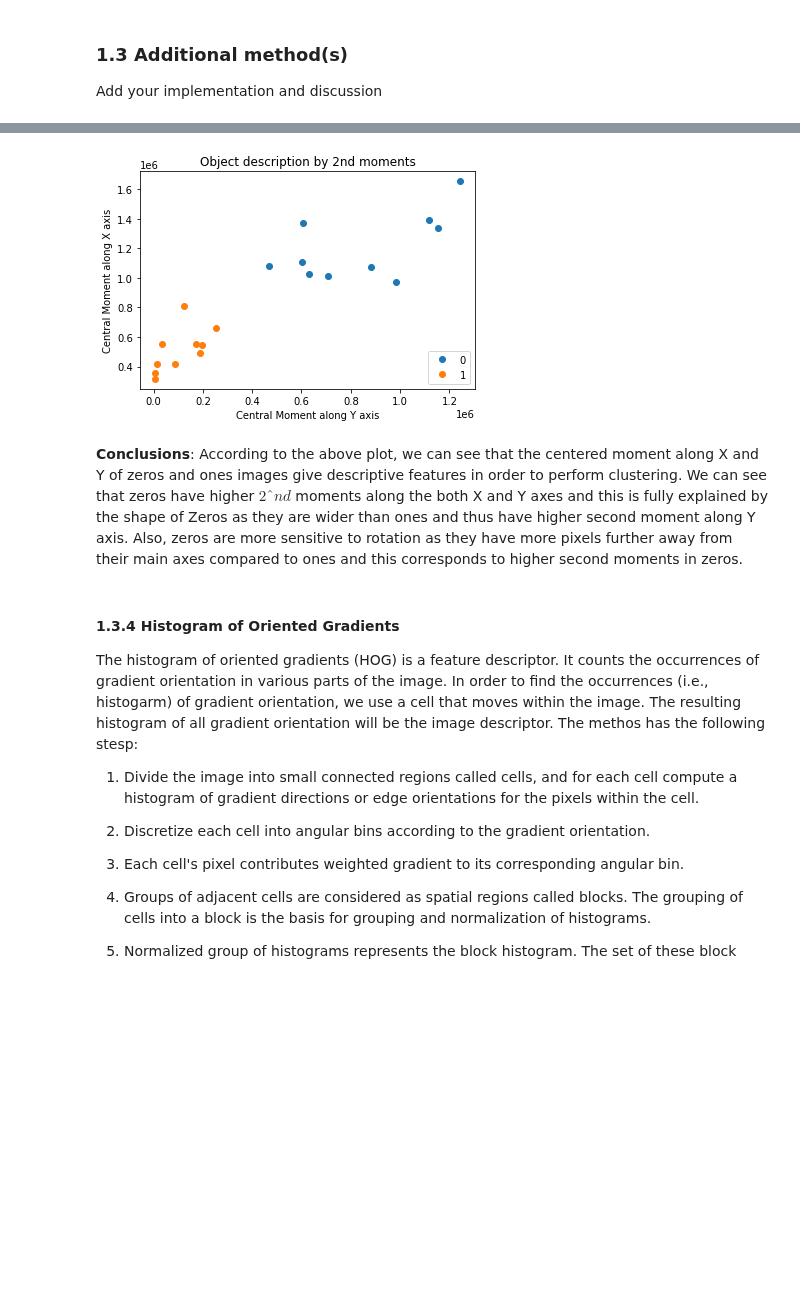
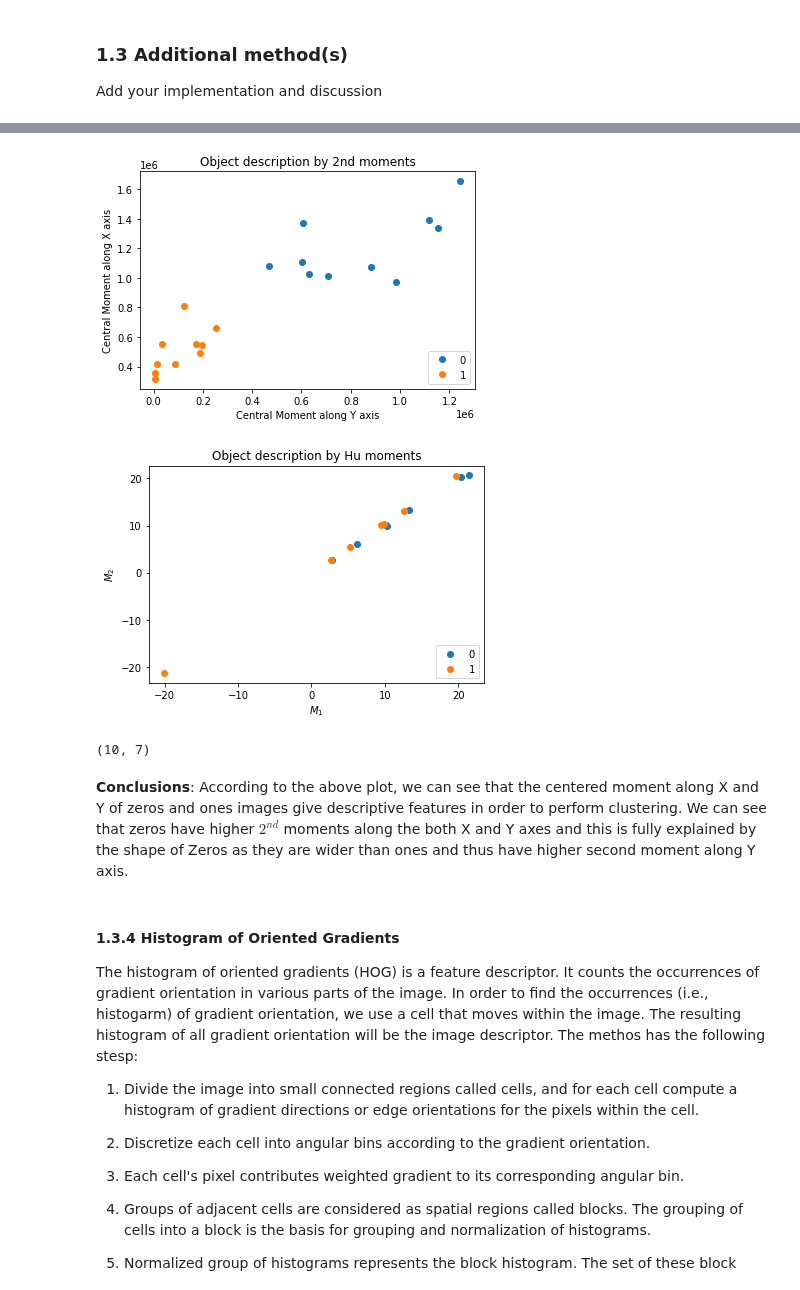
Before and after one commit to dhruti96shah/iapr-2020, a Jupyter notebook: labs/lab_02_object_description_zahra.ipynb, the cells around one changed output, grey strips where cells are left out. Cells and saved outputs as stored; diff of their text form; code cells hidden in the pictures; blank space fills up the shorter version.

Commit message:
add Hu moments and same code for 2 and 3

```diff
--- a/labs/lab_02_object_description_zahra.ipynb
+++ b/labs/lab_02_object_description_zahra.ipynb
@@ -115,24 +127,44 @@ def compute_moments(images):
 # %%
 # Compute the 2nd order centerd moments for zeros
-moments_vec_zeros = compute_moments(zeros_im)
+centered_moments_vec_zeros, M_zeros = compute_moments(zeros_im)
+M_zeros_ = np.reshape(M_zeros,(10,7))
 
 # Compute the 2nd order centerd moments for ones
-moments_vec_ones = compute_moments(ones_im)
+centered_moments_vec_ones, M_ones = compute_moments(ones_im)
+M_ones_ = np.reshape(M_ones,(10,7))
 
-# Plot the resutls
-zeros = plt.plot(moments_vec_zeros[0],moments_vec_zeros[1],"o",label="0")
-ones  = plt.plot(moments_vec_ones [0],moments_vec_ones [1],"o",label="1")
+# Plot the centeres moments resutls
+zeros_c = plt.plot(centered_moments_vec_zeros[0],centered_moments_vec_zeros[1],"o",label="0")
+ones_c  = plt.plot(centered_moments_vec_ones [0],centered_moments_vec_ones [1],"o",label="1")
 
 plt.xlabel('Central Moment along Y axis')
 plt.ylabel('Central Moment along X axis')
 plt.title('Object description by 2nd moments')
 plt.legend(loc=4)
 
 plt.show()
+
+# Plot the Hu moments resutls
+zeros_hu = plt.plot(M_zeros_[0],M_zeros_[1],"o",label="0")
+ones_hu  = plt.plot(M_ones_[0],M_ones_[1],"o",label="1")
+
+plt.xlabel('$M_{1}$')
+plt.ylabel('$M_{2}$')
+plt.title('Object description by Hu moments')
+plt.legend(loc=4)
+
+plt.show()
 # %% [output]
 [figure]
+[figure, added]
+# %%
+np.shape(zeros_im)
+M_zeros_ = np.reshape(M_zeros,(10,7))
+np.shape(M_zeros_)
+# %% [output]
+(10, 7)
 # %% [markdown]
-__Conclusions__: According to the above plot, we can see that the centered moment along X and Y of zeros and ones images give descriptive features in order to perform clustering. We can see that zeros have higher $2ˆ{nd}$ moments along the both X and Y axes and this is fully explained by the shape of Zeros as they are wider than ones and thus have higher second moment along Y axis. Also, zeros are more sensitive to rotation as they have more pixels further away from their main axes compared to ones and this corresponds to higher second moments in zeros.
+__Conclusions__: According to the above plot, we can see that the centered moment along X and Y of zeros and ones images give descriptive features in order to perform clustering. We can see that zeros have higher $2^{nd}$ moments along the both X and Y axes and this is fully explained by the shape of Zeros as they are wider than ones and thus have higher second moment along Y axis.
 # %% [markdown]
 #### 1.3.4 Histogram of Oriented Gradients
 
```
Also changed, not shown: parts of 11 cells of this notebook.
